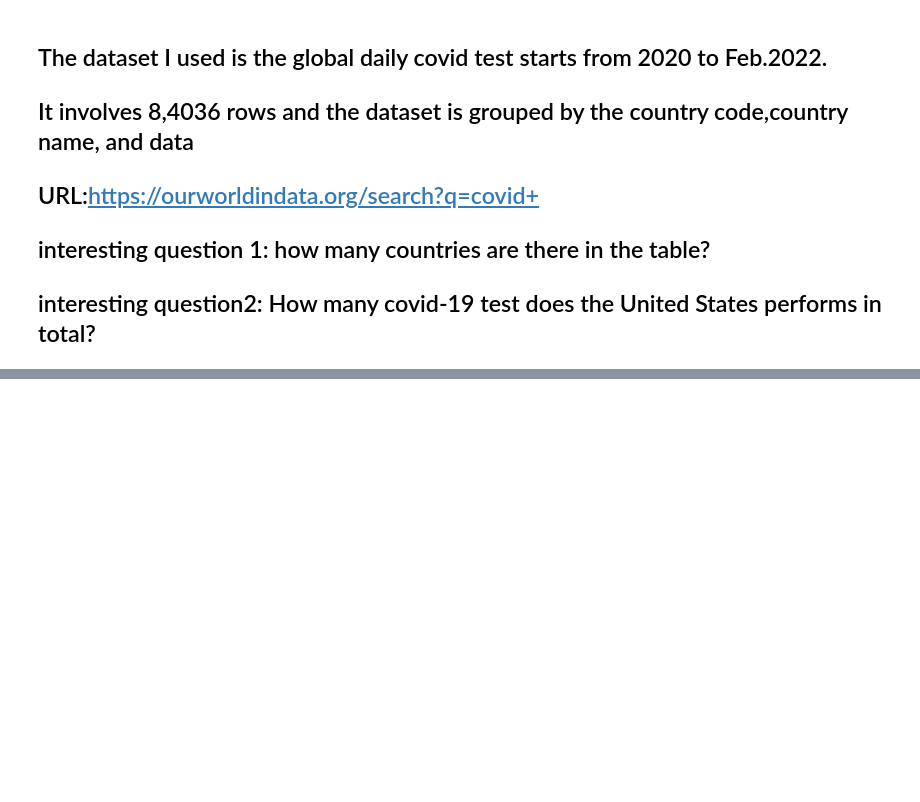
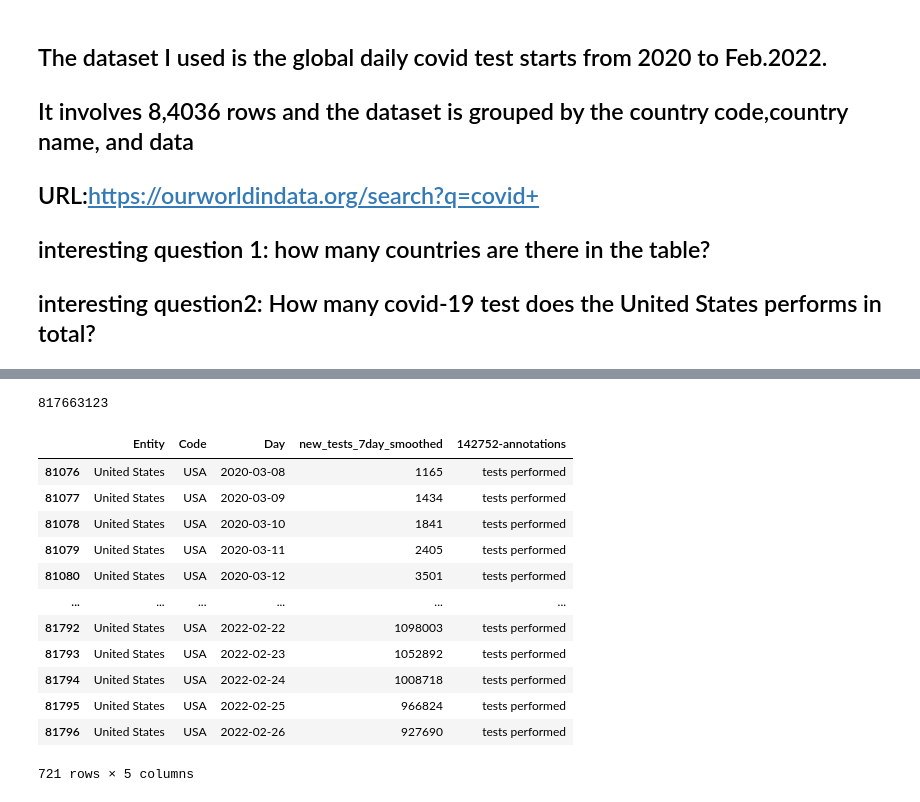
Before and after one commit to JiayiWang0414/cs103a-cpa01, a Jupyter notebook: cpa01.ipynb, the cells around one changed output, grey strips where cells are left out. Drawn from its saved outputs; the diff is of its cells as text; code cells hidden in the pictures; blank space fills up the shorter version.

```diff
--- a/cpa01.ipynb
+++ b/cpa01.ipynb
@@ -22,15 +55,30 @@ country
 # %%
 ##interesting question2: How many covid-19 test does the United States performs in total?
 
 d1=df[df['Code']=='USA']
 dsum=d1['new_tests_7day_smoothed']
 sum=0
 for s in dsum:
     sum=sum+s
-sum
+print(sum)
 d1
 
 ##there are 817663123 tests have been performed in USA.
+# %% [output]
+817663123
+|  | Entity | Code | Day | new_tests_7day_smoothed | 142752-annotations |
+| 81076 | United States | USA | 2020-03-08 | 1165 | tests performed |
+| 81077 | United States | USA | 2020-03-09 | 1434 | tests performed |
+| 81078 | United States | USA | 2020-03-10 | 1841 | tests performed |
+| 81079 | United States | USA | 2020-03-11 | 2405 | tests performed |
+| 81080 | United States | USA | 2020-03-12 | 3501 | tests performed |
+| ... | ... | ... | ... | ... | ... |
+| 81792 | United States | USA | 2022-02-22 | 1098003 | tests performed |
+| 81793 | United States | USA | 2022-02-23 | 1052892 | tests performed |
+| 81794 | United States | USA | 2022-02-24 | 1008718 | tests performed |
+| 81795 | United States | USA | 2022-02-25 | 966824 | tests performed |
+| 81796 | United States | USA | 2022-02-26 | 927690 | tests performed |
+721 rows × 5 columns
 # %%
 ##use pd.describe()
 
```
Also changed, not shown: parts of 4 cells of this notebook.
